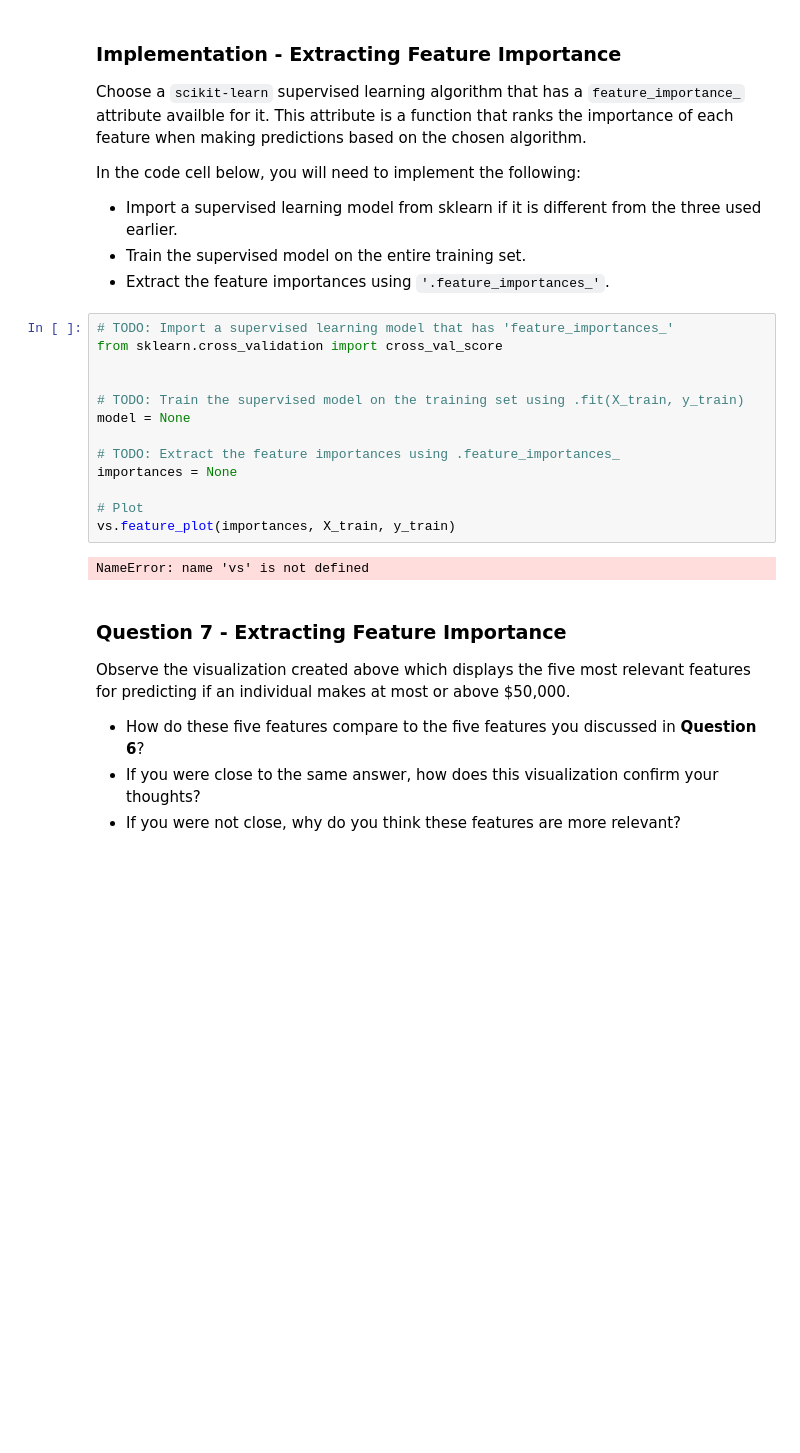
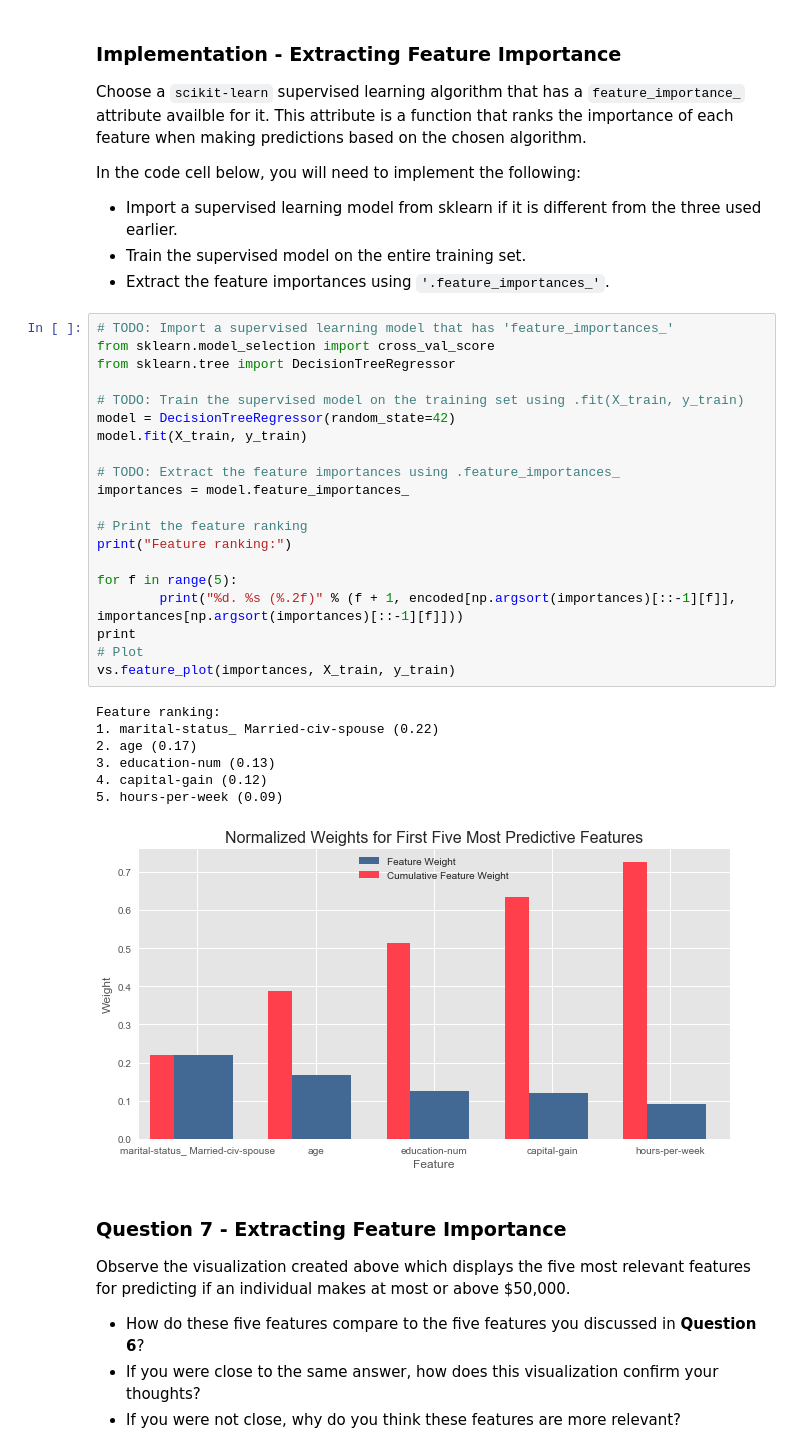
Before and after one commit to hsherwoodcoombs/Machine-Learning, a Jupyter notebook: projects/finding_donors/finding_donors.ipynb, the cells around one changed output. Drawn from its saved outputs; the diff is of its cells as text; blank space fills up the shorter version.

Commit message:
answer question and feature selection

```diff
--- a/projects/finding_donors/finding_donors.ipynb
+++ b/projects/finding_donors/finding_donors.ipynb
@@ -997,19 +980,32 @@ In the code cell below, you will need to implement the following:
  - Extract the feature importances using `'.feature_importances_'`.
 # %%
 # TODO: Import a supervised learning model that has 'feature_importances_'
-from sklearn.cross_validation import cross_val_score
-
+from sklearn.model_selection import cross_val_score
+from sklearn.tree import DecisionTreeRegressor
 
 # TODO: Train the supervised model on the training set using .fit(X_train, y_train)
-model = None
+model = DecisionTreeRegressor(random_state=42)
+model.fit(X_train, y_train)
 
 # TODO: Extract the feature importances using .feature_importances_
-importances = None
+importances = model.feature_importances_
 
+# Print the feature ranking
+print("Feature ranking:")
+
+for f in range(5):
+        print("%d. %s (%.2f)" % (f + 1, encoded[np.argsort(importances)[::-1][f]], importances[np.argsort(importances)[::-1][f]]))
+print
 # Plot
 vs.feature_plot(importances, X_train, y_train)
 # %% [output]
-NameError: name 'vs' is not defined
+Feature ranking:
+1. marital-status_ Married-civ-spouse (0.22)
+2. age (0.17)
+3. education-num (0.13)
+4. capital-gain (0.12)
+5. hours-per-week (0.09)
+[figure, added]
 # %% [markdown]
 ### Question 7 - Extracting Feature Importance
 
```
Also changed, not shown: parts of 19 cells of this notebook.
